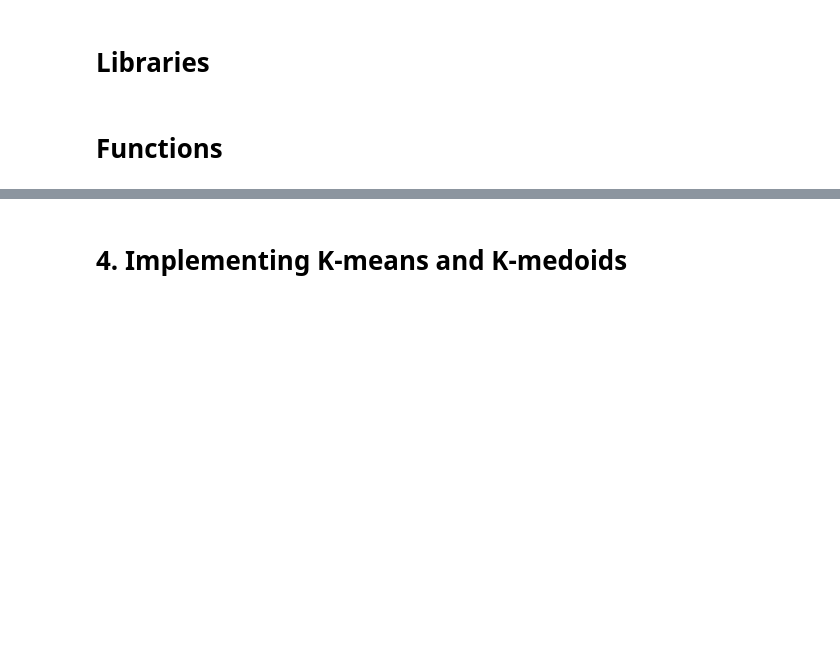
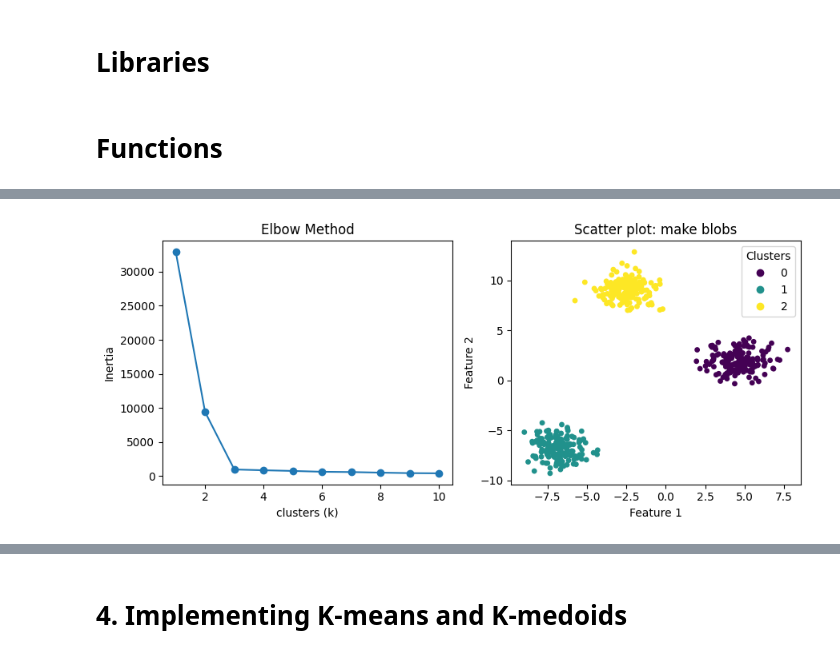
Before and after one commit to melissaortegaa/machine_learning_2, a Jupyter notebook: ML2/clustering.ipynb, the cells around one changed output, grey strips where cells are left out. Cells and saved outputs as stored; diff of their text form; code cells hidden in the pictures; blank space fills up the shorter version.

```diff
--- a/ML2/clustering.ipynb
+++ b/ML2/clustering.ipynb
@@ -62,0 +125,34 @@ def clustering_algorithm(X, algorithm, n_clusters=None):
+# %%
+# Create sample data
+X, _ = make_blobs(n_samples=500, random_state=42)
+
+# Calculate inertia for different values of k
+inertia = []
+for k in range(1, 11):
+    kmeans = KMeans(n_clusters=k, max_iter=100, random_state=42)
+    kmeans.fit(X)
+    inertia.append(kmeans.inertia_)
+# %%
+# Plot the results
+fig, axs = plt.subplots(1, 2, figsize=(9, 4))
+
+# Elbow plot
+axs[0].plot(range(1, 11), inertia, marker='o')
+axs[0].set_xlabel('clusters (k)')
+axs[0].set_ylabel('Inertia')
+axs[0].set_title('Elbow Method')
+
+# Scatter plot
+kmeans = KMeans(n_clusters=3, max_iter=100, random_state=42)
+y_pred = kmeans.fit_predict(X)
+scatter = axs[1].scatter(X[:, 0], X[:, 1], c=y_pred, cmap='viridis', s=15)
+axs[1].set_xlabel('Feature 1')
+axs[1].set_ylabel('Feature 2')
+axs[1].set_title('Scatter plot: make blobs')
+
+# Styling
+legend1 = axs[1].legend(*scatter.legend_elements(), title="Clusters")
+plt.tight_layout()
+plt.show()
+# %% [output]
+[figure, added]
```
Also changed, not shown: parts of 37 cells of this notebook, 2 other files.
